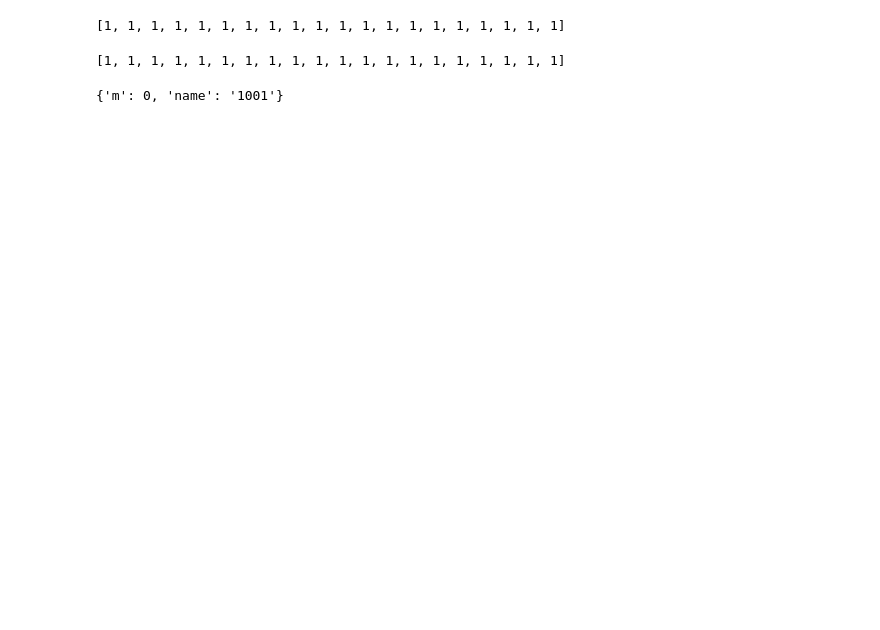
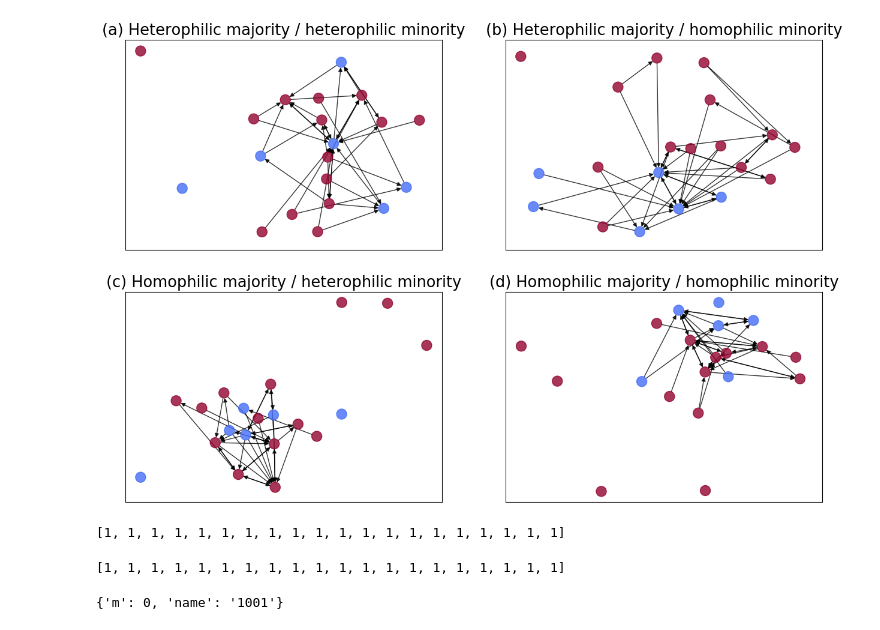
Before and after one commit to TDebono/disparate-exposure-link-recommendation, a Jupyter notebook: salsa.ipynb, the cells around one changed output. Saved outputs shown, nothing was run; the diff lists cells and outputs as text; code cells hidden in the pictures; blank space fills up the shorter version.

```diff
--- a/salsa.ipynb
+++ b/salsa.ipynb
@@ -14,3 +115,46 @@ import matplotlib.pyplot as plt
+# %%
+graphs = [g22, g28, g82, g88]
+titles = [
+    '(a) Heterophilic majority / heterophilic minority',
+    '(b) Heterophilic majority / homophilic minority',
+    '(c) Homophilic majority / heterophilic minority',
+    '(d) Homophilic majority / homophilic minority'
+]
+# %%
+import matplotlib.pylab as pylab
+params = {'legend.fontsize': 'x-large',
+          'figure.figsize': (15, 5),
+         'axes.labelsize': 'x-large',
+         'axes.titlesize':'18.5',
+         'xtick.labelsize':'x-large',
+         'ytick.labelsize':'x-large'}
+pylab.rcParams.update(params)
+# %%
+fig, axes = plt.subplots(nrows=2, ncols=2, figsize=(15, 10))
+ax = axes.flatten()
+
+for i in range(4):
+
+    nx.draw_networkx(
+        G=graphs[i],
+        pos=nx.spring_layout(graphs[i], iterations=10, scale=2),
+        labels=class_labels,
+        with_labels=False,
+        alpha=0.8,
+        node_size=150,
+        arrowsize=10,
+        width=1,
+        node_color=[color_map[graphs[i].nodes()[node]['m']] for node in graphs[i]],
+        ax=ax[i]
+    )
+
+    ax[i].set_title(titles[i])
+
+    # ax[i].set_axis_off()
+
+plt.show()
+# %% [output]
+[figure, added]
 # %%
 BIGNET = 11000
 EXT = '.gpickle'
```
Also changed, not shown: parts of 36 cells of this notebook, 44 other files.
